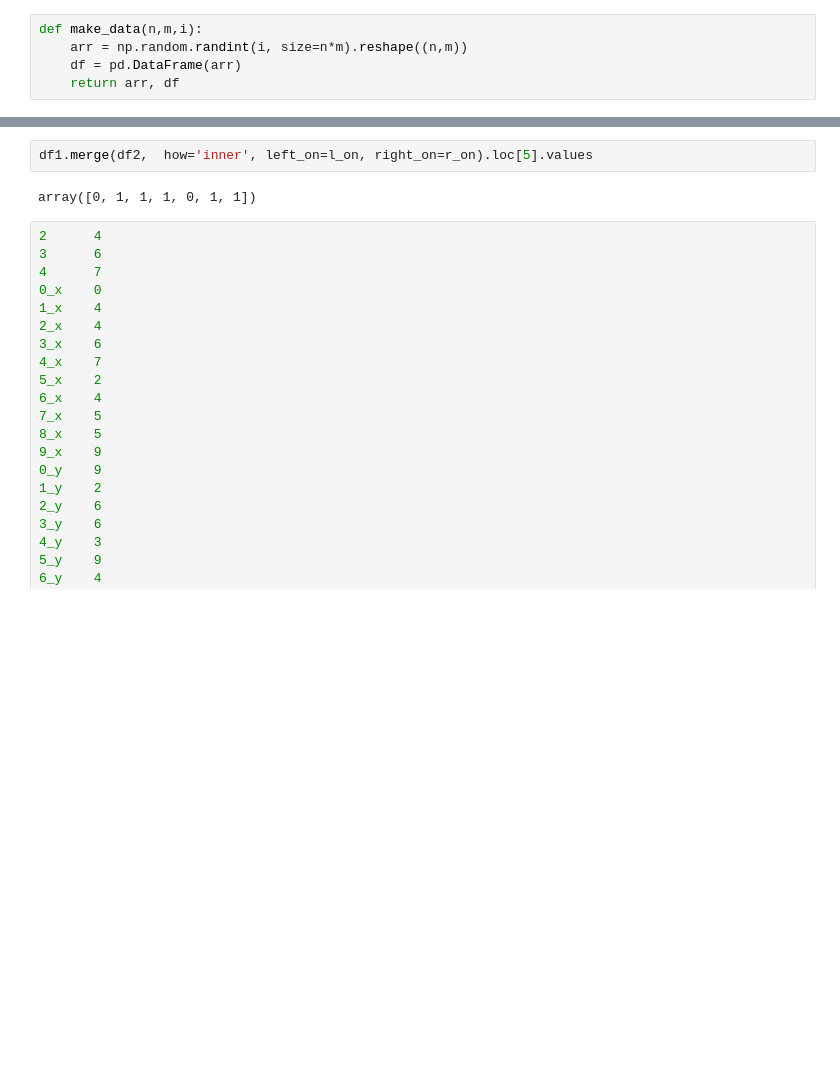
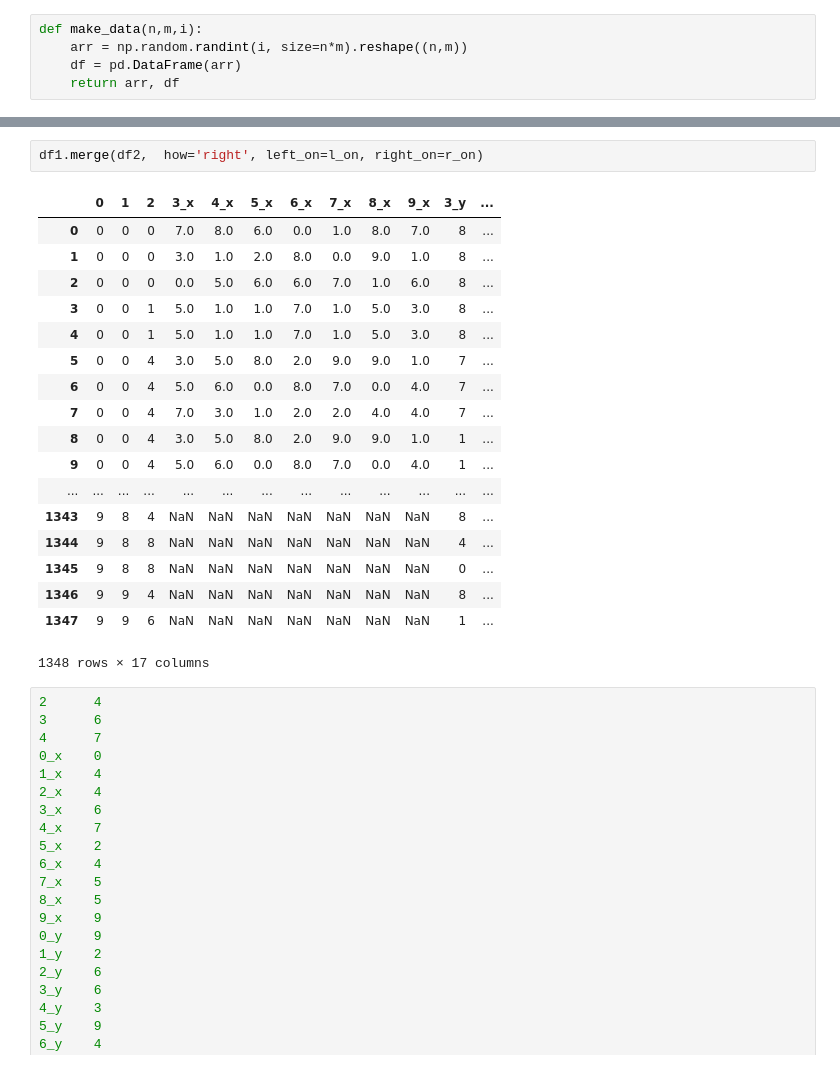
Before and after one commit to ccfreeman/bypy, a Jupyter notebook: merge.ipynb, the cells around one changed output, grey strips where cells are left out. Cells and saved outputs as stored; diff of their text form; blank space fills up the shorter version.

```diff
--- a/merge.ipynb
+++ b/merge.ipynb
@@ -163,7 +214,24 @@ array([0, 1, 1, 1, 0, 1, 1])
 # %%
-df1.merge(df2,  how='inner', left_on=l_on, right_on=r_on).loc[5].values
+df1.merge(df2,  how='right', left_on=l_on, right_on=r_on)
 # %% [output]
+|  | 0 | 1 | 2 | 3_x | 4_x | 5_x | 6_x | 7_x | 8_x | 9_x | 3_y | ... |
+| 0 | 0 | 0 | 0 | 7.0 | 8.0 | 6.0 | 0.0 | 1.0 | 8.0 | 7.0 | 8 | ... |
+| 1 | 0 | 0 | 0 | 3.0 | 1.0 | 2.0 | 8.0 | 0.0 | 9.0 | 1.0 | 8 | ... |
+| 2 | 0 | 0 | 0 | 0.0 | 5.0 | 6.0 | 6.0 | 7.0 | 1.0 | 6.0 | 8 | ... |
+| 3 | 0 | 0 | 1 | 5.0 | 1.0 | 1.0 | 7.0 | 1.0 | 5.0 | 3.0 | 8 | ... |
+| 4 | 0 | 0 | 1 | 5.0 | 1.0 | 1.0 | 7.0 | 1.0 | 5.0 | 3.0 | 8 | ... |
+| 5 | 0 | 0 | 4 | 3.0 | 5.0 | 8.0 | 2.0 | 9.0 | 9.0 | 1.0 | 7 | ... |
+| 6 | 0 | 0 | 4 | 5.0 | 6.0 | 0.0 | 8.0 | 7.0 | 0.0 | 4.0 | 7 | ... |
+| 7 | 0 | 0 | 4 | 7.0 | 3.0 | 1.0 | 2.0 | 2.0 | 4.0 | 4.0 | 7 | ... |
+| 8 | 0 | 0 | 4 | 3.0 | 5.0 | 8.0 | 2.0 | 9.0 | 9.0 | 1.0 | 1 | ... |
+| 9 | 0 | 0 | 4 | 5.0 | 6.0 | 0.0 | 8.0 | 7.0 | 0.0 | 4.0 | 1 | ... |
+| ... | ... | ... | ... | ... | ... | ... | ... | ... | ... | ... | ... | ... |
+| 1343 | 9 | 8 | 4 | NaN | NaN | NaN | NaN | NaN | NaN | NaN | 8 | ... |
+| 1344 | 9 | 8 | 8 | NaN | NaN | NaN | NaN | NaN | NaN | NaN | 4 | ... |
+| 1345 | 9 | 8 | 8 | NaN | NaN | NaN | NaN | NaN | NaN | NaN | 0 | ... |
+| 1346 | 9 | 9 | 4 | NaN | NaN | NaN | NaN | NaN | NaN | NaN | 8 | ... |
+| 1347 | 9 | 9 | 6 | NaN | NaN | NaN | NaN | NaN | NaN | NaN | 1 | ... |
-array([0, 1, 1, 1, 0, 1, 1])
+1348 rows × 17 columns
 # %%
 2      4
 3      6
```
Also changed, not shown: parts of 6 cells of this notebook, 1 other file.
